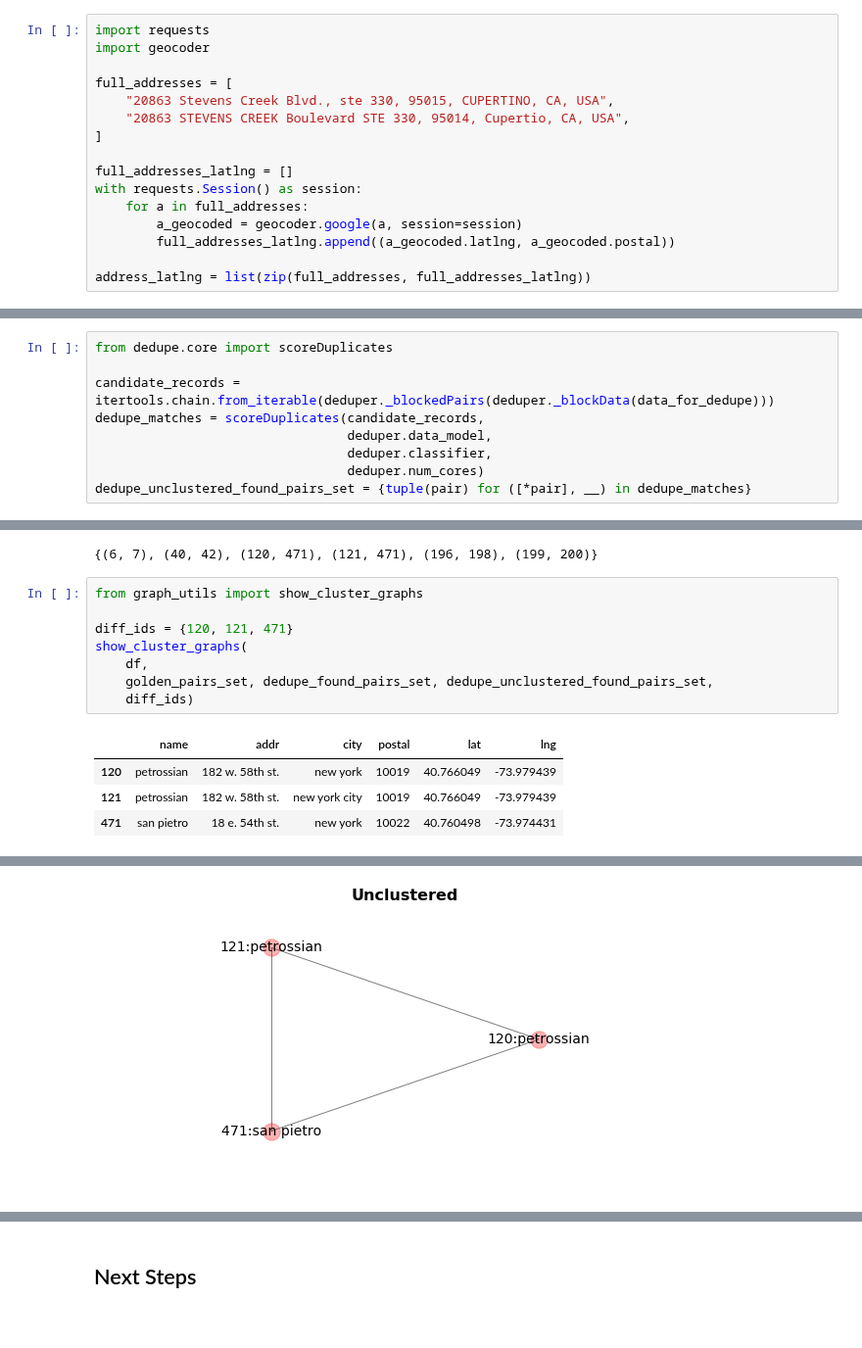
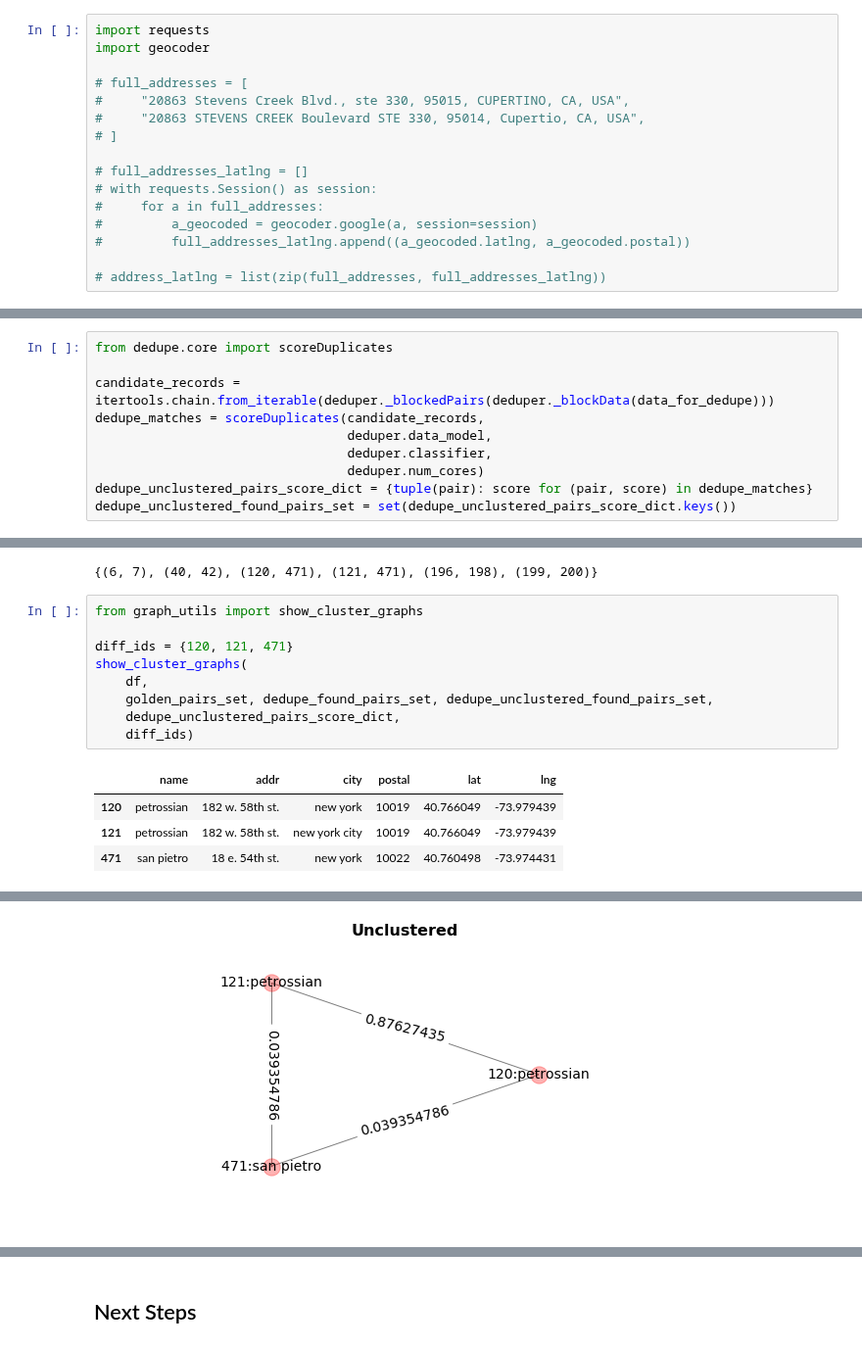
Before and after one commit to vintasoftware/deduplication-slides, a Jupyter notebook: slides-reduced.ipynb, the cells around one changed output, grey strips where cells are left out. Shown at 98% size. Cells and saved outputs as stored; diff of their text form.

Commit message:
Simple slides: show labels on graph edges

```diff
--- a/slides-reduced.ipynb
+++ b/slides-reduced.ipynb
@@ -66,18 +66,18 @@ Geocoding street addresses, i.e., converting them to **latitude/longitude** is v
 import requests
 import geocoder
 
-full_addresses = [
-    "20863 Stevens Creek Blvd., ste 330, 95015, CUPERTINO, CA, USA",
-    "20863 STEVENS CREEK Boulevard STE 330, 95014, Cupertio, CA, USA",
-]
+# full_addresses = [
+#     "20863 Stevens Creek Blvd., ste 330, 95015, CUPERTINO, CA, USA",
+#     "20863 STEVENS CREEK Boulevard STE 330, 95014, Cupertio, CA, USA",
+# ]
 
-full_addresses_latlng = []
-with requests.Session() as session:
-    for a in full_addresses:
-        a_geocoded = geocoder.google(a, session=session)
-        full_addresses_latlng.append((a_geocoded.latlng, a_geocoded.postal))
+# full_addresses_latlng = []
+# with requests.Session() as session:
+#     for a in full_addresses:
+#         a_geocoded = geocoder.google(a, session=session)
+#         full_addresses_latlng.append((a_geocoded.latlng, a_geocoded.postal))
 
-address_latlng = list(zip(full_addresses, full_addresses_latlng))
+# address_latlng = list(zip(full_addresses, full_addresses_latlng))
 # %%
 import pprint
 
@@ -800,7 +795,8 @@ dedupe_matches = scoreDuplicates(candidate_records,
                                  deduper.data_model,
                                  deduper.classifier,
                                  deduper.num_cores)
-dedupe_unclustered_found_pairs_set = {tuple(pair) for ([*pair], __) in dedupe_matches}
+dedupe_unclustered_pairs_score_dict = {tuple(pair): score for (pair, score) in dedupe_matches}
+dedupe_unclustered_found_pairs_set = set(dedupe_unclustered_pairs_score_dict.keys())
 # %% [markdown]
 Let's **evaluate** those unclustered pairs against the clustered pairs:
 # %%
@@ -837,6 +833,7 @@ diff_ids = {120, 121, 471}
 show_cluster_graphs(
     df,
     golden_pairs_set, dedupe_found_pairs_set, dedupe_unclustered_found_pairs_set,
+    dedupe_unclustered_pairs_score_dict,
     diff_ids)
 # %% [output]
 |  | name | addr | city | postal | lat | lng |
@@ -847 +844 @@ show_cluster_graphs(
-[figure, old version]
+[figure, new version]
```
Also changed, not shown: parts of 2 cells of this notebook, 1 other file.
